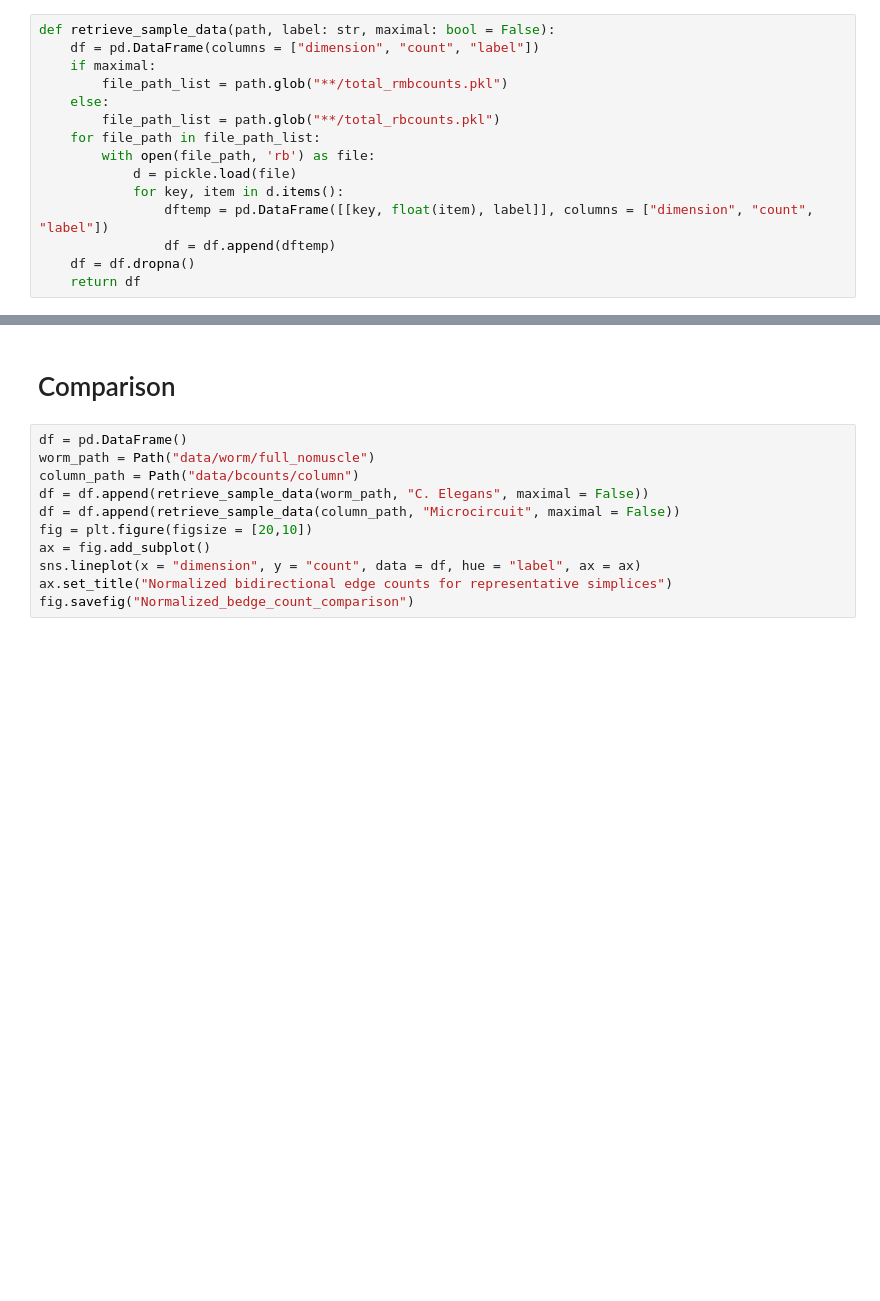
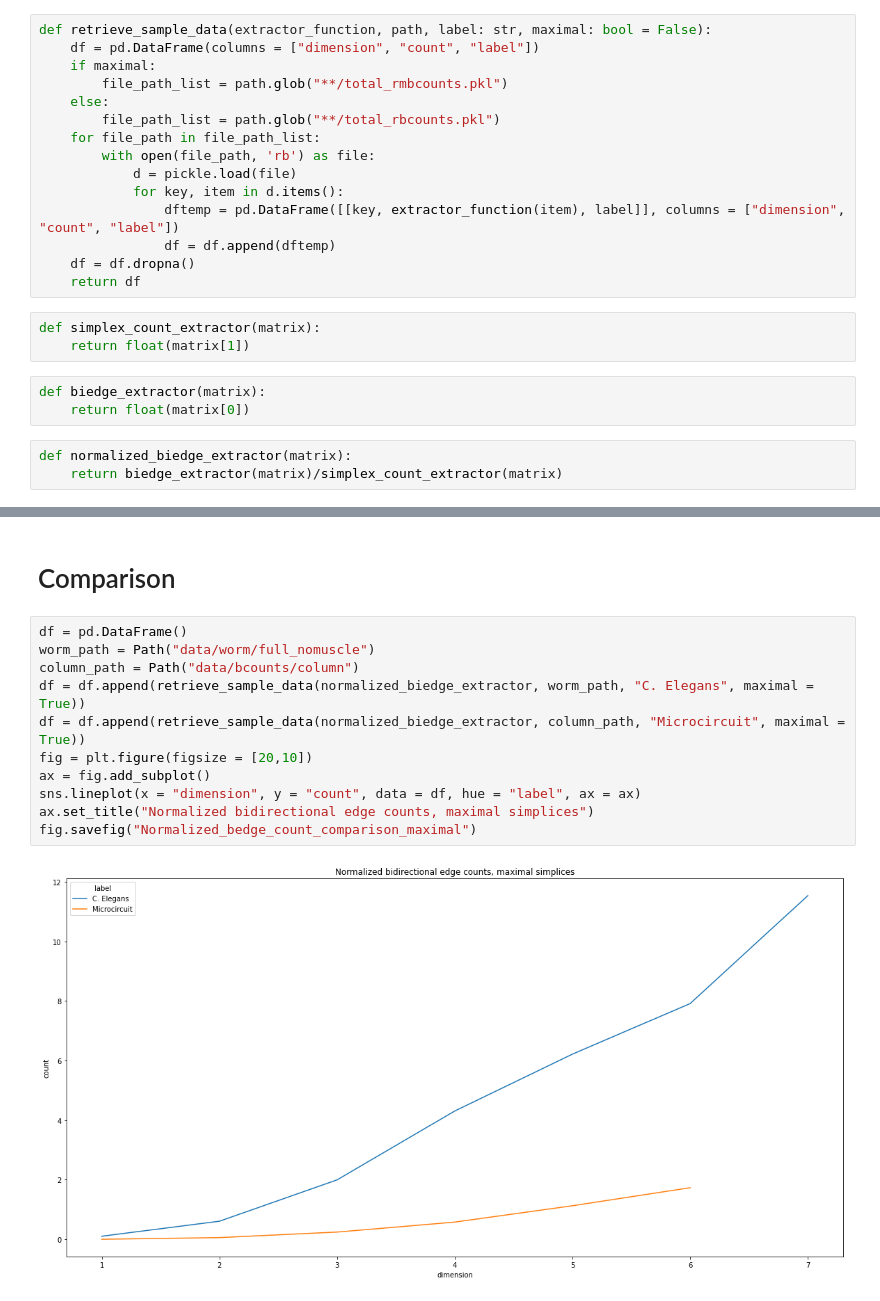
Before and after one commit to matsantoro/counting_motifs, a Jupyter notebook: worm_scripts/Motif_counts_worm_nomuscle_vs_column_representative.ipynb, the cells around one changed output, grey strips where cells are left out. Saved outputs shown, nothing was run; the diff lists cells and outputs as text; blank space fills up the shorter version.

```diff
--- a/worm_scripts/Motif_counts_worm_nomuscle_vs_column_representative.ipynb
+++ b/worm_scripts/Motif_counts_worm_nomuscle_vs_column_representative.ipynb
@@ -16,7 +16,7 @@ from itertools import combinations
 import matplotlib.pyplot as plt
 import seaborn as sns
 # %%
-def retrieve_sample_data(path, label: str, maximal: bool = False):
+def retrieve_sample_data(extractor_function, path, label: str, maximal: bool = False):
     df = pd.DataFrame(columns = ["dimension", "count", "label"])
     if maximal:
         file_path_list = path.glob("**/total_rmbcounts.pkl")
@@ -26,9 +26,18 @@ def retrieve_sample_data(path, label: str, maximal: bool = False):
         with open(file_path, 'rb') as file:
             d = pickle.load(file)
             for key, item in d.items():
-                dftemp = pd.DataFrame([[key, float(item), label]], columns = ["dimension", "count", "label"])
+                dftemp = pd.DataFrame([[key, extractor_function(item), label]], columns = ["dimension", "count", "label"])
                 df = df.append(dftemp)
     df = df.dropna()
     return df
+# %%
+def simplex_count_extractor(matrix):
+    return float(matrix[1])
+# %%
+def biedge_extractor(matrix):
+    return float(matrix[0])
+# %%
+def normalized_biedge_extractor(matrix):
+    return biedge_extractor(matrix)/simplex_count_extractor(matrix)
 # %% [markdown]
 # Worm
@@ -110,11 +140,13 @@ fig.savefig(title.replace(" ", "_") + "_bbpv5_maximal")
 # %%
 df = pd.DataFrame()
 worm_path = Path("data/worm/full_nomuscle")
 column_path = Path("data/bcounts/column")
-df = df.append(retrieve_sample_data(worm_path, "C. Elegans", maximal = False))
-df = df.append(retrieve_sample_data(column_path, "Microcircuit", maximal = False))
+df = df.append(retrieve_sample_data(normalized_biedge_extractor, worm_path, "C. Elegans", maximal = True))
+df = df.append(retrieve_sample_data(normalized_biedge_extractor, column_path, "Microcircuit", maximal = True))
 fig = plt.figure(figsize = [20,10])
 ax = fig.add_subplot()
 sns.lineplot(x = "dimension", y = "count", data = df, hue = "label", ax = ax)
-ax.set_title("Normalized bidirectional edge counts for representative simplices")
-fig.savefig("Normalized_bedge_count_comparison")
+ax.set_title("Normalized bidirectional edge counts, maximal simplices")
+fig.savefig("Normalized_bedge_count_comparison_maximal")
+# %% [output]
+[figure, added]
```
Also changed, not shown: parts of 11 cells of this notebook.
